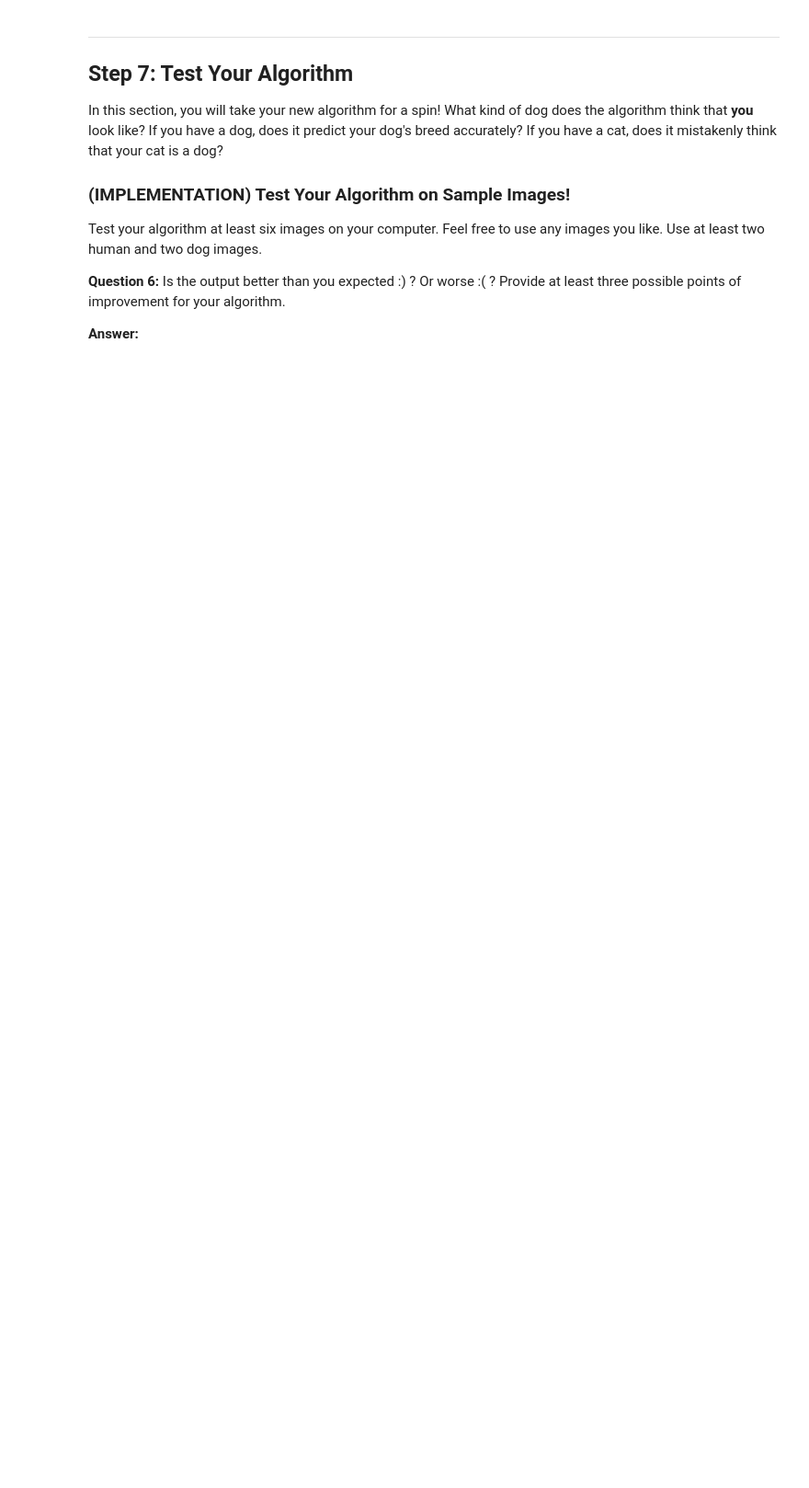
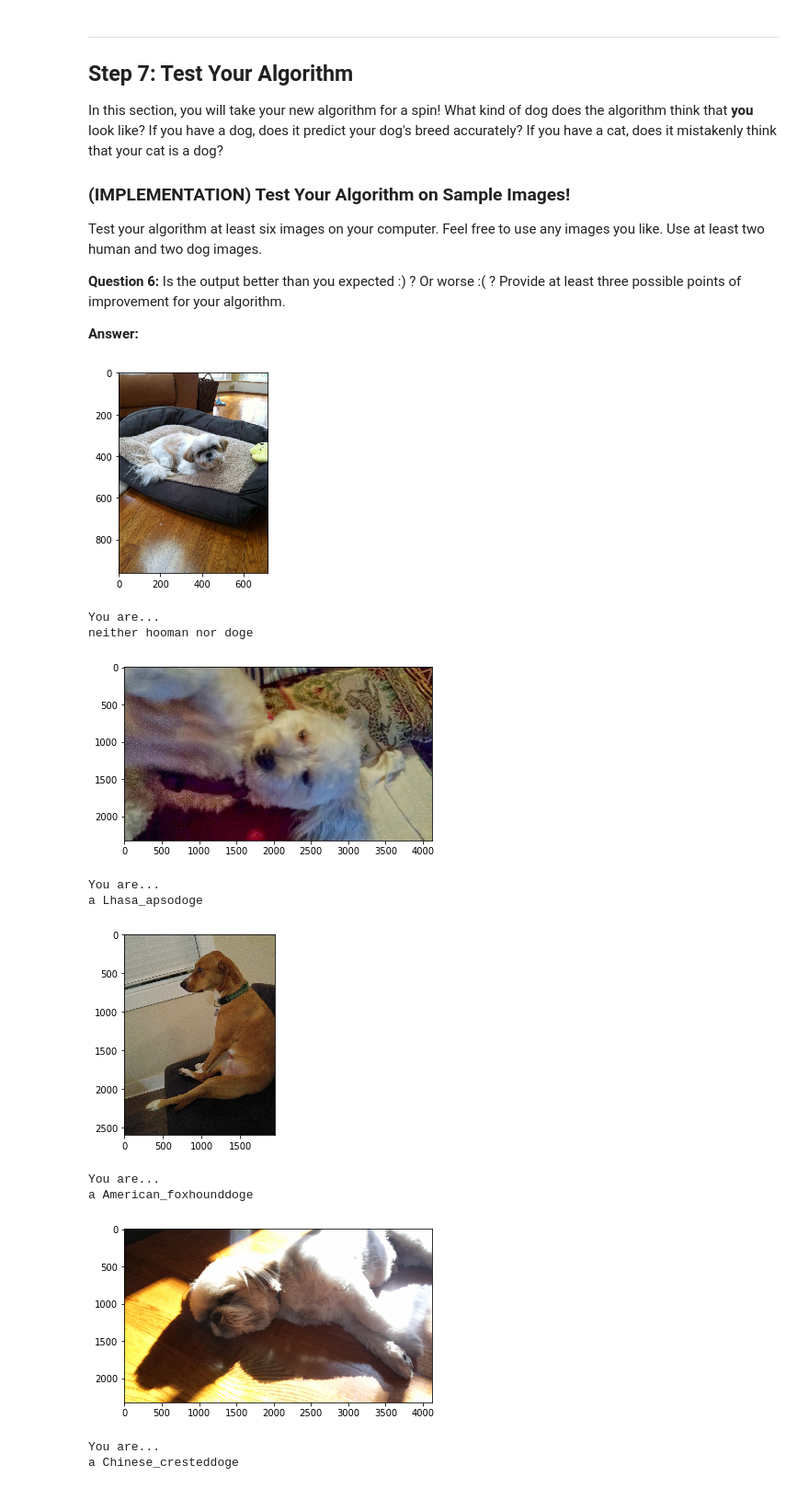
Before and after one commit to mcwata7/dog-project, a Jupyter notebook: dog_app.ipynb, the cells around one changed output. Shown at 92% size. Saved outputs shown, nothing was run; the diff lists cells and outputs as text; code cells hidden in the pictures; blank space fills up the shorter version.

```diff
--- a/dog_app.ipynb
+++ b/dog_app.ipynb
@@ -576,11 +576,11 @@ __Question 5:__ Outline the steps you took to get to your final CNN architecture
 __Answer:__
 # %%
 ### TODO: Define your architecture.
-print(train_ResNet50Data.shape[1:])
+
 ResNet50_model = Sequential()
 #ResNet50_model.add(Flatten(input_shape = train_ResNet50Data.shape[1:]))
 #ResNet50_model.add(MaxPooling2D(input_shape=train_ResNet50Data.shape[1:]))
-ResNet50_model.add(Flatten(input_shape=train_ResNet50Data.shape[1:]))
+ResNet50_model.add(GlobalAveragePooling2D(input_shape=train_ResNet50Data.shape[1:]))
 ResNet50_model.add(Dropout(rate = .05))
 ResNet50_model.add(Dense(133, activation= 'softmax'))
 
@@ -718,3 +705,34 @@ def dog_breed_predictor(img_path):
+# %%
+### TODO: Write your algorithm.
+### Feel free to use as many code cells as needed.
+ResNet50_model_2 = ResNet50(weights='imagenet')
+def path_to_tensor(img_path):
+    # loads RGB image as PIL.Image.Image type
+    img = image.load_img(img_path, target_size=(224, 224))
+    # convert PIL.Image.Image type to 3D tensor with shape (224, 224, 3)
+    x = image.img_to_array(img)
+    # convert 3D tensor to 4D tensor with shape (1, 224, 224, 3) and return 4D tensor
+    return np.expand_dims(x, axis=0)
+def ResNet50_predict_labels(img_path):
+    # returns prediction vector for image located at img_path
+    img = preprocess_input(path_to_tensor(img_path))
+    return np.argmax(ResNet50_model_2.predict(img))
+### returns "True" if a dog is detected in the image stored at img_path
+def dog_detector(img_path):
+    prediction = ResNet50_predict_labels(img_path)
+    return ((prediction <= 268) & (prediction >= 151))
+def dog_breed_predictor(img_path):
+    img = cv2.imread(img_path)
+    cv_rgb = cv2.cvtColor(img, cv2.COLOR_BGR2RGB)
+    plt.imshow(cv_rgb)
+    plt.show()
+    print('You are...')
+    if dog_detector(img_path):
+        print('a ' + Resnet50_predict_breed(img_path) + ' doge')
+    elif face_detector(img_path):
+        print('a ' + Resnet50_predict_breed(img_path) + ' hooman')
+    else:
+        print('neither hooman nor doge')
 # %% [markdown]
 ---
 <a id='step7'></a>
@@ -732,4 +750,24 @@ __Answer:__
 # %%
 ## TODO: Execute your algorithm from Step 6 on
 ## at least 6 images on your computer.
 ## Feel free to use as many code cells as needed.
+
+dog_breed_predictor('Test Images/Dog_Veri.jpg')
+dog_breed_predictor('Test Images/Dog_Sunny.jpg')
+dog_breed_predictor('Test Images/Dog_Prince.jpg')
+dog_breed_predictor('Test Images/Dog_Veri2.jpg')
+dog_breed_predictor('Test Images/Human_Haeyon.jpg')
+dog_breed_predictor('Test Images/veri1.jpeg')
+# %% [output]
+[figure, added]
+You are...
+neither hooman nor doge
+[figure, added]
+You are...
+a Lhasa_apsodoge
+[figure, added]
+You are...
+a American_foxhounddoge
+[figure, added]
+You are...
+a Chinese_cresteddoge
```
Also changed, not shown: parts of 10 cells of this notebook, 8 other files.
